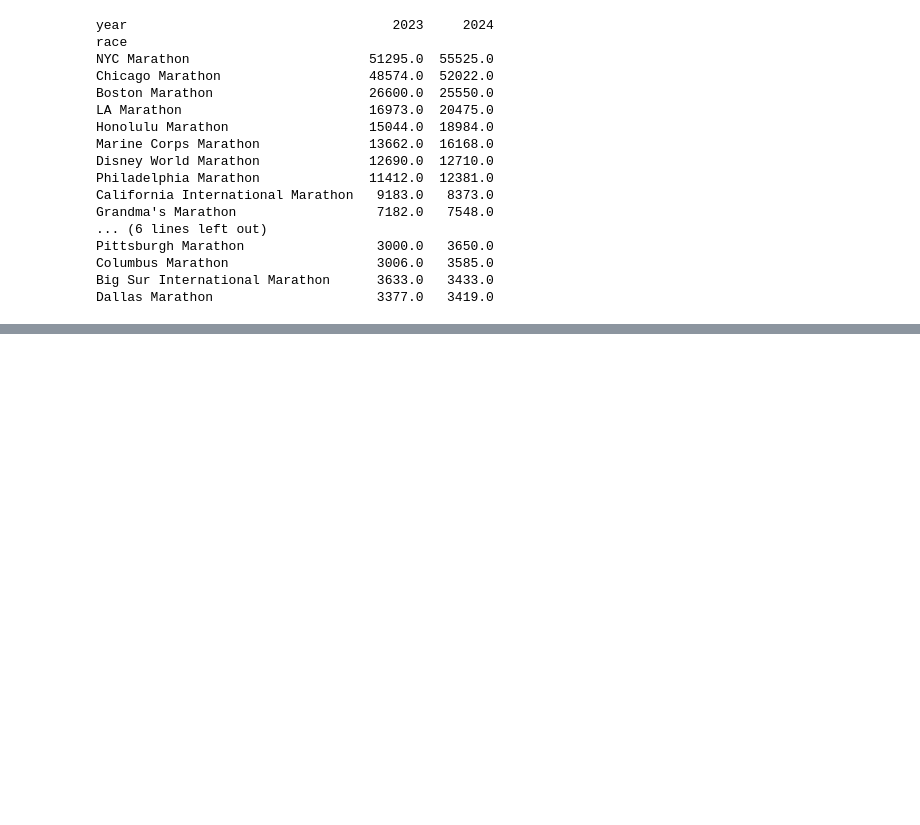
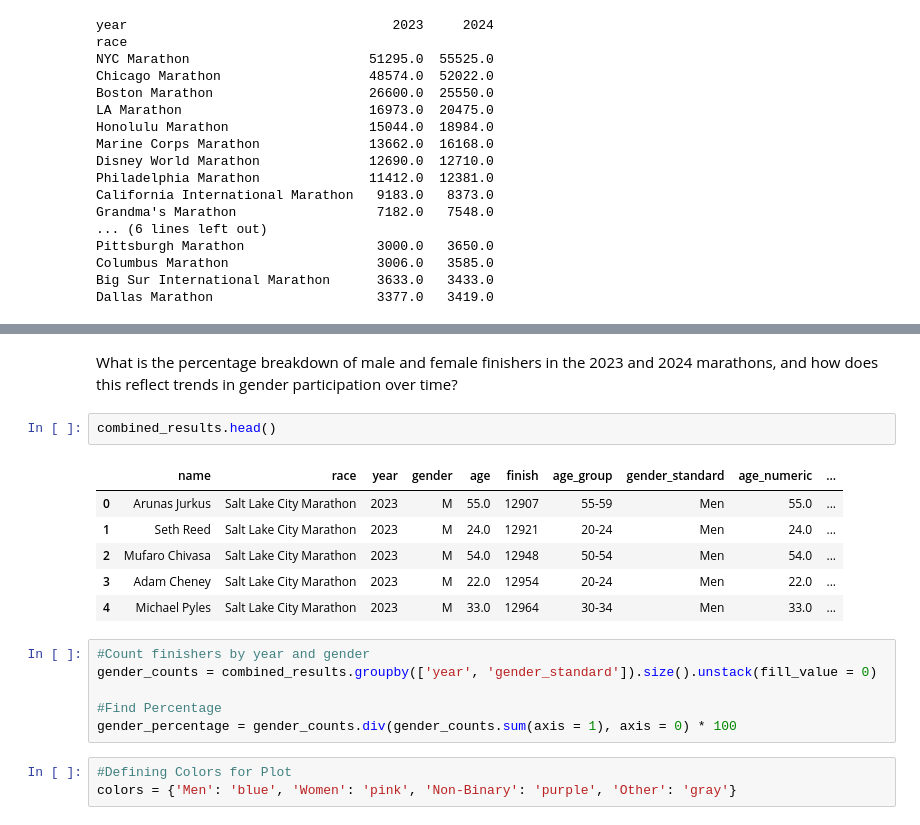
Before and after one commit to kimchiyama/Exploring_Marathon_Trends, a Jupyter notebook: notebooks/analysis.ipynb, the cells around one changed output, grey strips where cells are left out. Saved outputs shown, nothing was run; the diff lists cells and outputs as text; blank space fills up the shorter version.

```diff
--- a/notebooks/analysis.ipynb
+++ b/notebooks/analysis.ipynb
@@ -462,0 +512,20 @@ Dallas Marathon                     3377.0   3419.0
+# %% [markdown]
+What is the percentage breakdown of male and female finishers in the 2023 and 2024 marathons, and how does this reflect trends in gender participation over time?
+# %%
+combined_results.head()
+# %% [output]
+|  | name | race | year | gender | age | finish | age_group | gender_standard | age_numeric | ... |
+| 0 | Arunas Jurkus | Salt Lake City Marathon | 2023 | M | 55.0 | 12907 | 55-59 | Men | 55.0 | ... |
+| 1 | Seth Reed | Salt Lake City Marathon | 2023 | M | 24.0 | 12921 | 20-24 | Men | 24.0 | ... |
+| 2 | Mufaro Chivasa | Salt Lake City Marathon | 2023 | M | 54.0 | 12948 | 50-54 | Men | 54.0 | ... |
+| 3 | Adam Cheney | Salt Lake City Marathon | 2023 | M | 22.0 | 12954 | 20-24 | Men | 22.0 | ... |
+| 4 | Michael Pyles | Salt Lake City Marathon | 2023 | M | 33.0 | 12964 | 30-34 | Men | 33.0 | ... |
+# %%
+#Count finishers by year and gender
+gender_counts = combined_results.groupby(['year', 'gender_standard']).size().unstack(fill_value = 0)
+
+#Find Percentage
+gender_percentage = gender_counts.div(gender_counts.sum(axis = 1), axis = 0) * 100
+# %%
+#Defining Colors for Plot
+colors = {'Men': 'blue', 'Women': 'pink', 'Non-Binary': 'purple', 'Other': 'gray'}
```
Also changed, not shown: parts of 19 cells of this notebook.
